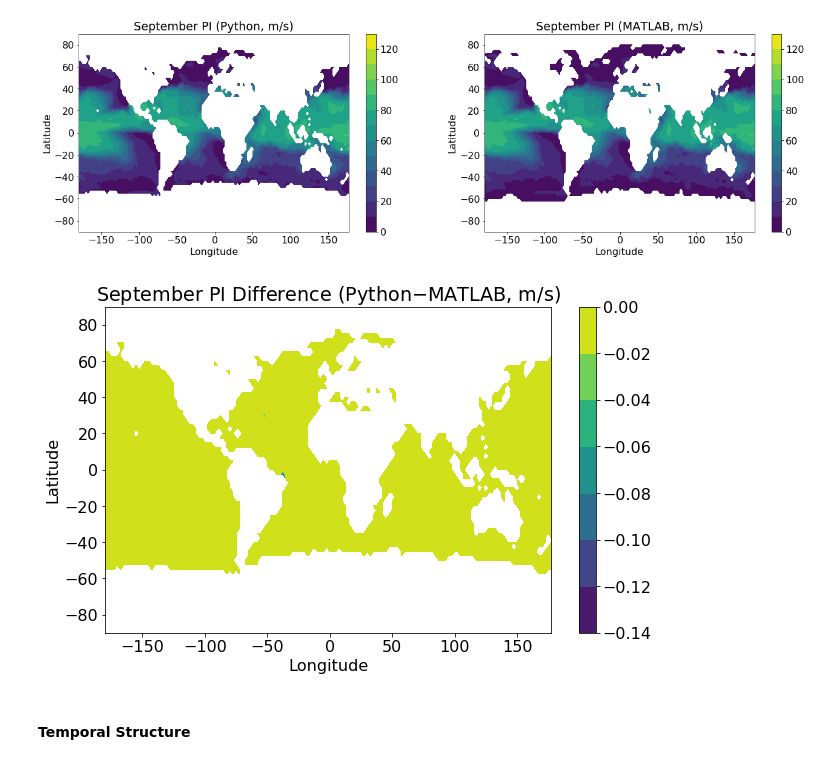
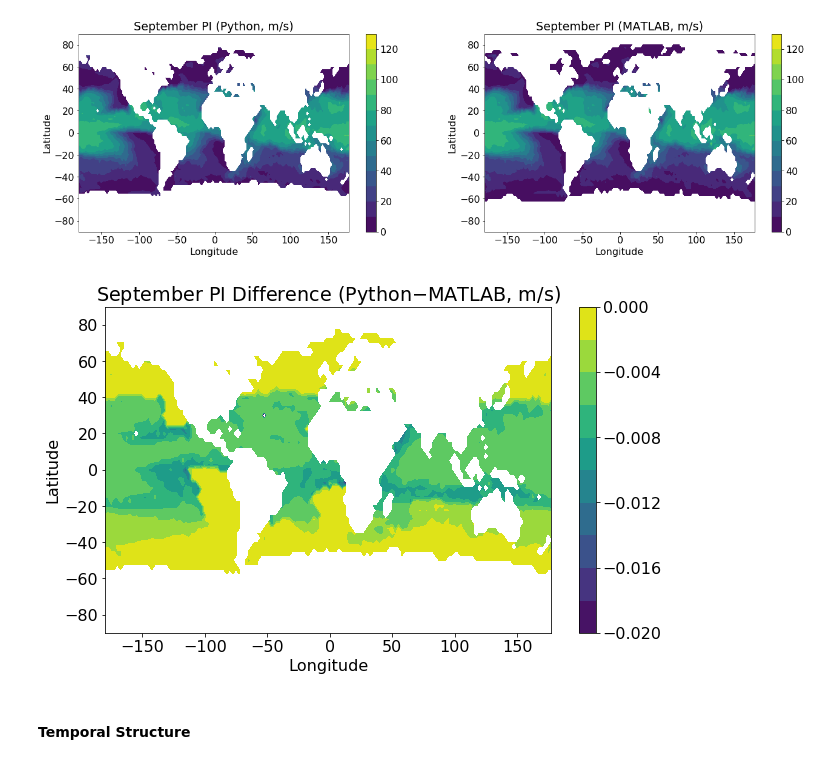
Before and after one commit to dgilford/tcpyPI, a Jupyter notebook: notebooks/verify_pi.ipynb, the cells around one changed output. Saved outputs shown, nothing was run; the diff lists cells and outputs as text; code cells hidden in the pictures.

```diff
--- a/notebooks/verify_pi.ipynb
+++ b/notebooks/verify_pi.ipynb
@@ -118,14 +118,15 @@ plt.show()
 [figure]
 # %%
 plt.figure(figsize=(10,6))
-plt.contourf(ds.lon,ds.lat,diff_VMAX.isel(month=8))
+clevels=np.linspace(-0.02,-0.0,11)
+plt.contourf(ds.lon,ds.lat,diff_VMAX.isel(month=8),levels=clevels)
 plt.xlabel(ds.lon.standard_name)
 plt.ylabel(ds.lat.standard_name)
 plt.title('September PI Difference (Python$-$MATLAB, m/s)')
 plt.colorbar()
 plt.show()
 # %% [output]
-[figure, old version]
+[figure, new version]
 # %% [markdown]
 #### Temporal Structure
 # %%
```
Also changed, not shown: parts of 4 cells of this notebook, 18 other files.
